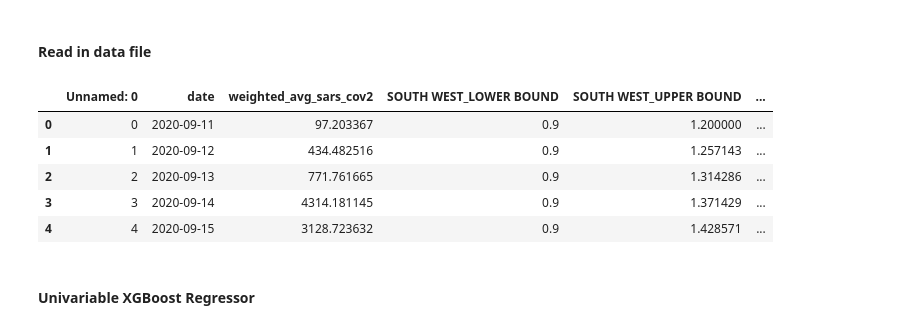
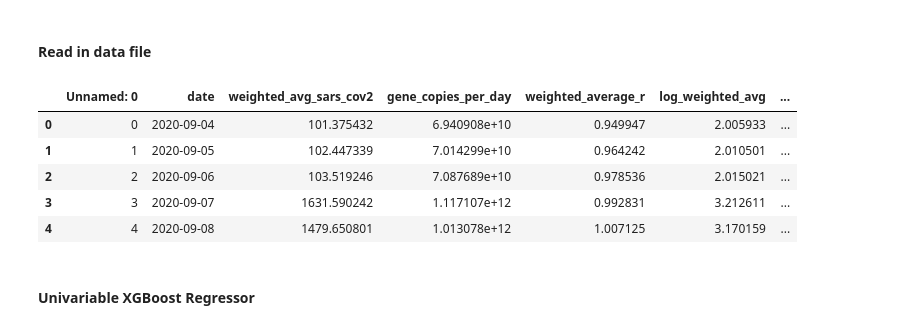
Before and after one commit to florencema1/rtestww, a Jupyter notebook: XGBoost Models.ipynb, the cells around one changed output. Drawn from its saved outputs; the diff is of its cells as text; code cells hidden in the pictures.

```diff
--- a/XGBoost Models.ipynb
+++ b/XGBoost Models.ipynb
@@ -9,15 +9,15 @@ from xgboost import XGBRegressor
 # %% [markdown]
 #### Read in data file
 # %%
-data = pd.read_csv("/Users/FM/Public/HDS/Summer Project/wastewater_r_estimation/Linked Data_South West.csv")
+data = pd.read_csv("/Users/FM/Public/HDS/Summer Project/wastewater_r_estimation/Linked Data.csv")
 data.head()
 # %% [output]
-|  | Unnamed: 0 | date | weighted_avg_sars_cov2 | SOUTH WEST_LOWER BOUND | SOUTH WEST_UPPER BOUND | ... |
-| 0 | 0 | 2020-09-11 | 97.203367 | 0.9 | 1.200000 | ... |
-| 1 | 1 | 2020-09-12 | 434.482516 | 0.9 | 1.257143 | ... |
-| 2 | 2 | 2020-09-13 | 771.761665 | 0.9 | 1.314286 | ... |
-| 3 | 3 | 2020-09-14 | 4314.181145 | 0.9 | 1.371429 | ... |
-| 4 | 4 | 2020-09-15 | 3128.723632 | 0.9 | 1.428571 | ... |
+|  | Unnamed: 0 | date | weighted_avg_sars_cov2 | gene_copies_per_day | weighted_average_r | log_weighted_avg | ... |
+| 0 | 0 | 2020-09-04 | 101.375432 | 6.940908e+10 | 0.949947 | 2.005933 | ... |
+| 1 | 1 | 2020-09-05 | 102.447339 | 7.014299e+10 | 0.964242 | 2.010501 | ... |
+| 2 | 2 | 2020-09-06 | 103.519246 | 7.087689e+10 | 0.978536 | 2.015021 | ... |
+| 3 | 3 | 2020-09-07 | 1631.590242 | 1.117107e+12 | 0.992831 | 3.212611 | ... |
+| 4 | 4 | 2020-09-08 | 1479.650801 | 1.013078e+12 | 1.007125 | 3.170159 | ... |
 # %% [markdown]
 #### Univariable XGBoost Regressor
 # %%
```
Also changed, not shown: parts of 11 cells of this notebook, 42 other files.
